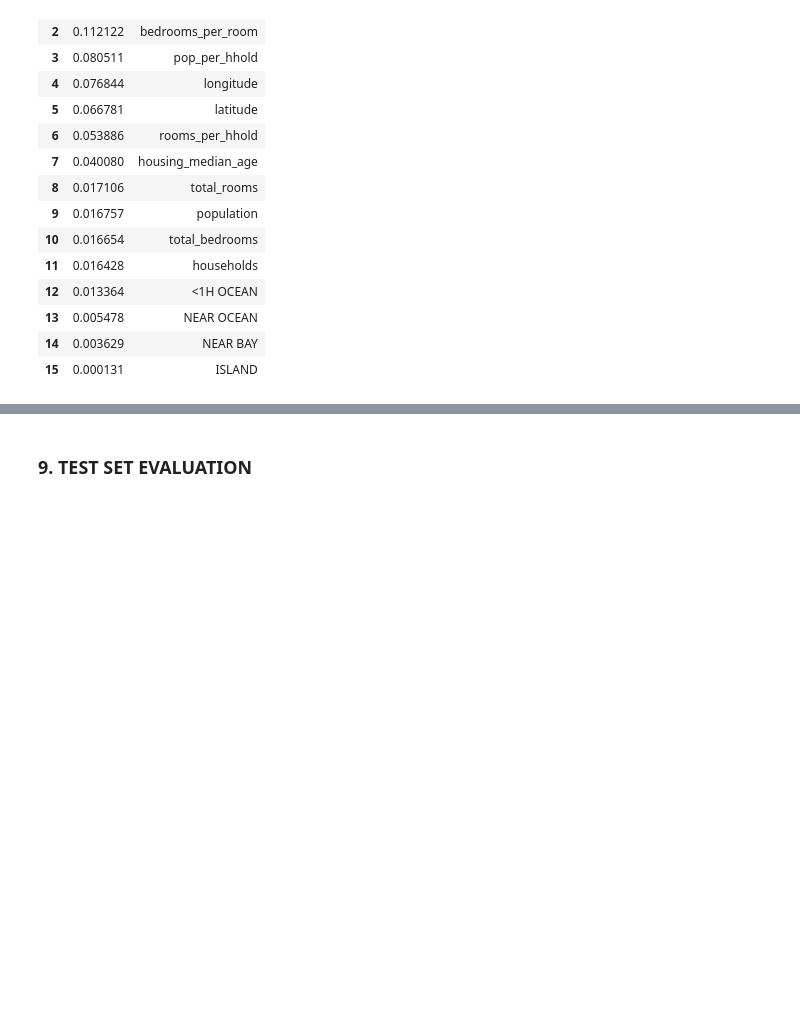
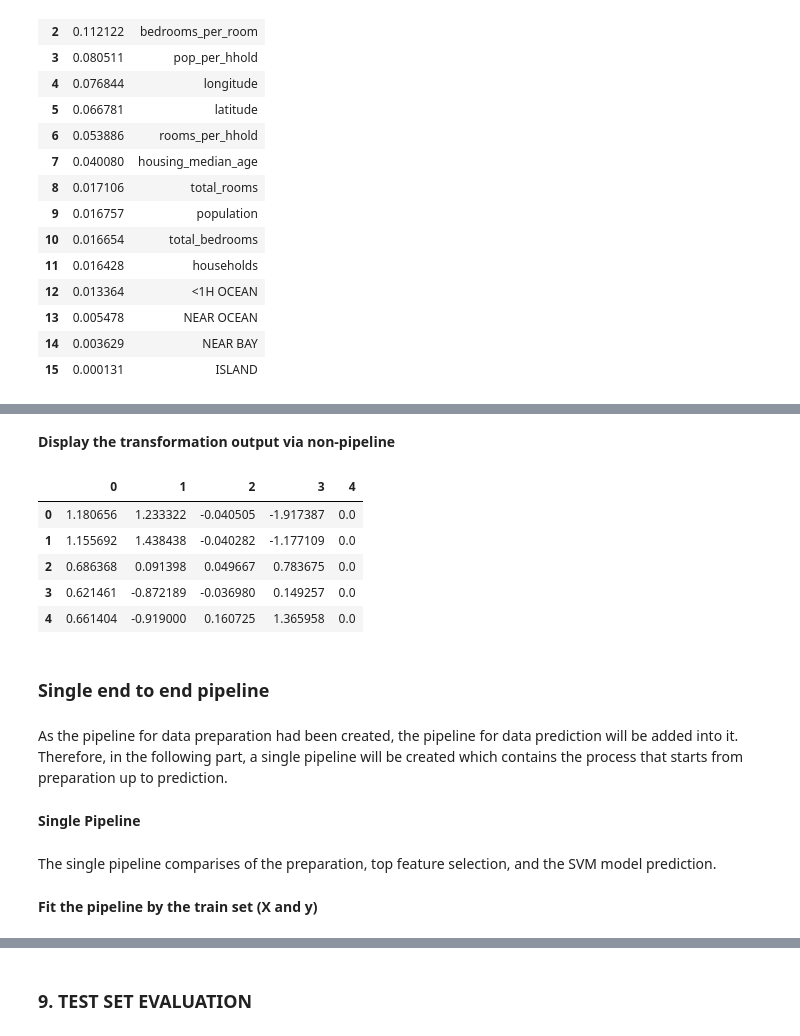
Before and after one commit to mridwanG01236399/House-Median-Value-Prediction, a Jupyter notebook: Median House Value Prediction using Linear Regression, Decision Tree, and Random Forest.ipynb, the cells around one changed output, grey strips where cells are left out. Saved outputs shown, nothing was run; the diff lists cells and outputs as text; code cells hidden in the pictures; blank space fills up the shorter version.

```diff
--- a/Median House Value Prediction using Linear Regression, Decision Tree, and Random Forest.ipynb
+++ b/Median House Value Prediction using Linear Regression, Decision Tree, and Random Forest.ipynb
@@ -1701,4 +1691,0 @@ print(k)
-# %%
-def indices_of_top_k(arr, k):
-    return
-        np.sort(np.argpartition(np.array(arr), -k)[-k:])
@@ -1728,0 +1797,19 @@ pd.DataFrame(sorted(zip(feature_importances, attributes), reverse=True)[:k])
+# %% [markdown]
+<b>Display the transformation output via non-pipeline</b>
+# %%
+pd.DataFrame(X_housing_train_set_prepared[:5, top_k_feature_indices])
+# %% [output]
+|  | 0 | 1 | 2 | 3 | 4 |
+| 0 | 1.180656 | 1.233322 | -0.040505 | -1.917387 | 0.0 |
+| 1 | 1.155692 | 1.438438 | -0.040282 | -1.177109 | 0.0 |
+| 2 | 0.686368 | 0.091398 | 0.049667 | 0.783675 | 0.0 |
+| 3 | 0.621461 | -0.872189 | -0.036980 | 0.149257 | 0.0 |
+| 4 | 0.661404 | -0.919000 | 0.160725 | 1.365958 | 0.0 |
+# %% [markdown]
+### Single end to end pipeline
+# %% [markdown]
+As the pipeline for data preparation had been created, the pipeline for data prediction will be added into it. Therefore, in the following part, a single pipeline will be created which contains the process that starts from preparation up to prediction.
+# %% [markdown]
+<b>Single Pipeline</b>
+# %% [markdown]
+The single pipeline comparises of the preparation, top feature selection, and the SVM model prediction.
@@ -1728,0 +1822,2 @@ pd.DataFrame(sorted(zip(feature_importances, attributes), reverse=True)[:k])
+# %% [markdown]
+<b>Fit the pipeline by the train set (X and y)</b>
```
Also changed, not shown: parts of 274 cells of this notebook.
